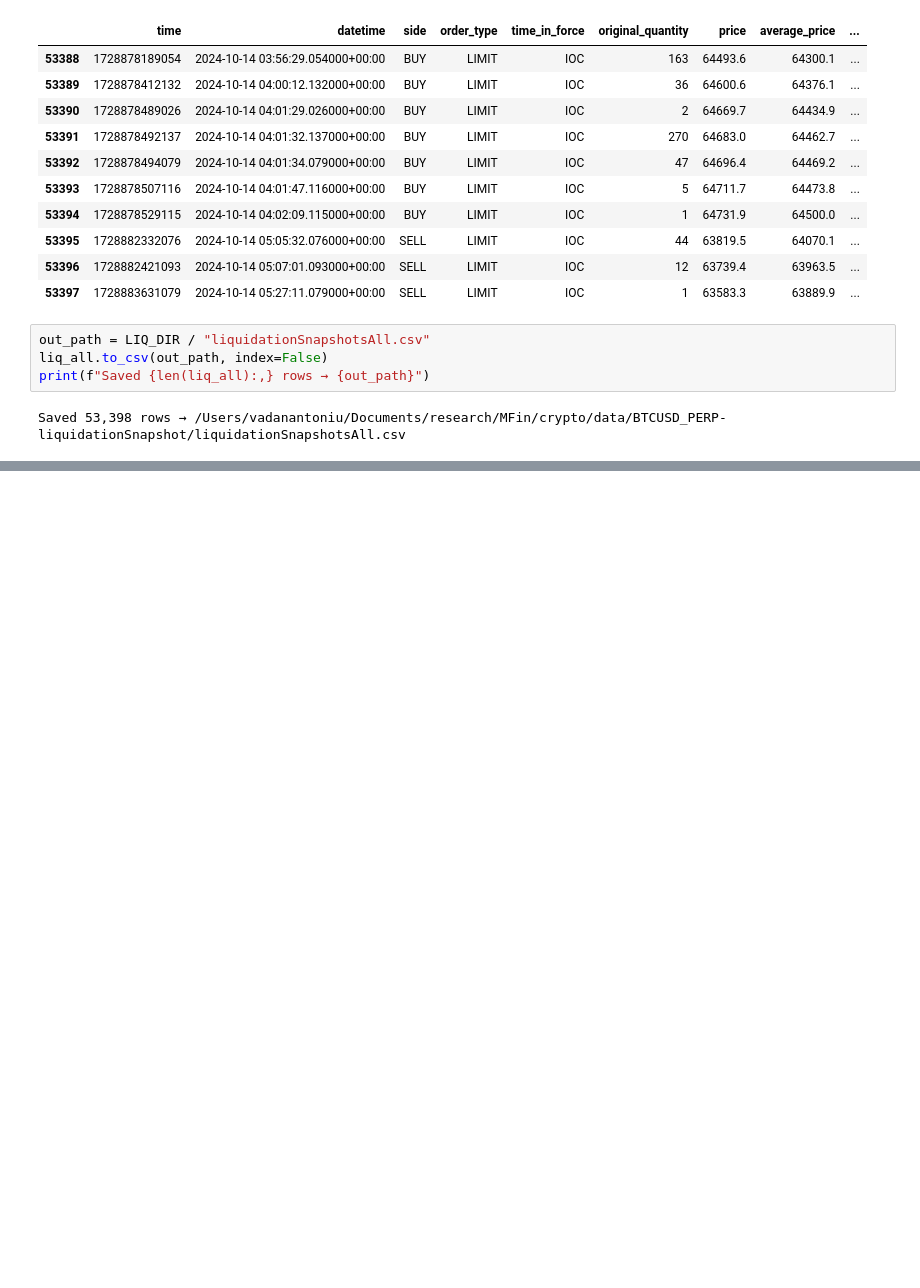
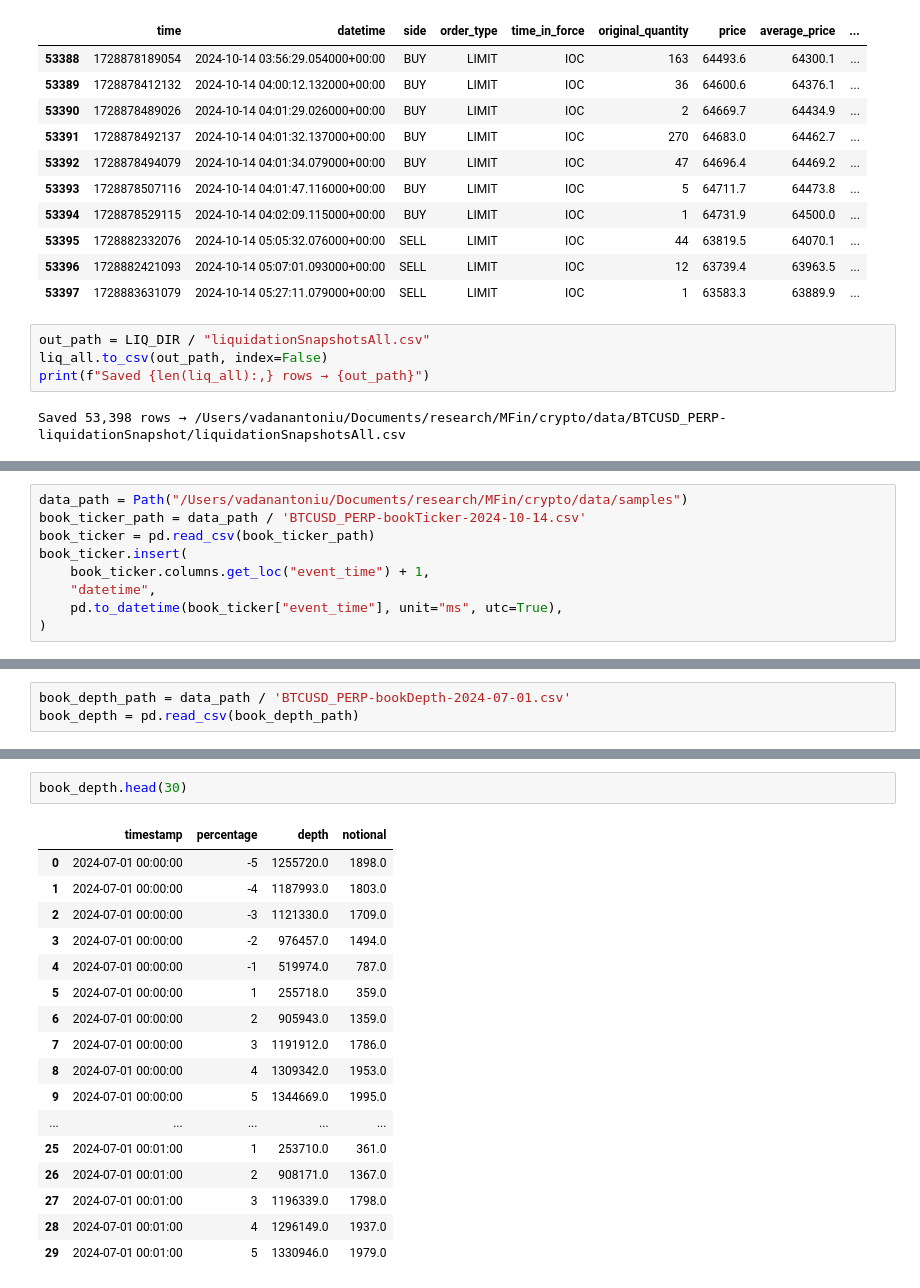
Before and after one commit to antoniuvadan/crypto-research, a Jupyter notebook: data.ipynb, the cells around one changed output, grey strips where cells are left out. Saved outputs shown, nothing was run; the diff lists cells and outputs as text; blank space fills up the shorter version.

```diff
--- a/data.ipynb
+++ b/data.ipynb
@@ -306,0 +223,9 @@ Saved 53,398 rows → /Users/vadanantoniu/Documents/research/MFin/crypto/data/BT
+# %%
+data_path = Path("/Users/vadanantoniu/Documents/research/MFin/crypto/data/samples")
+book_ticker_path = data_path / 'BTCUSD_PERP-bookTicker-2024-10-14.csv'
+book_ticker = pd.read_csv(book_ticker_path)
+book_ticker.insert(
+    book_ticker.columns.get_loc("event_time") + 1,
+    "datetime",
+    pd.to_datetime(book_ticker["event_time"], unit="ms", utc=True),
+)
@@ -306,0 +241,3 @@ Saved 53,398 rows → /Users/vadanantoniu/Documents/research/MFin/crypto/data/BT
+# %%
+book_depth_path = data_path / 'BTCUSD_PERP-bookDepth-2024-07-01.csv'
+book_depth = pd.read_csv(book_depth_path)
@@ -306,0 +258,20 @@ Saved 53,398 rows → /Users/vadanantoniu/Documents/research/MFin/crypto/data/BT
+# %%
+book_depth.head(30)
+# %% [output]
+|  | timestamp | percentage | depth | notional |
+| 0 | 2024-07-01 00:00:00 | -5 | 1255720.0 | 1898.0 |
+| 1 | 2024-07-01 00:00:00 | -4 | 1187993.0 | 1803.0 |
+| 2 | 2024-07-01 00:00:00 | -3 | 1121330.0 | 1709.0 |
+| 3 | 2024-07-01 00:00:00 | -2 | 976457.0 | 1494.0 |
+| 4 | 2024-07-01 00:00:00 | -1 | 519974.0 | 787.0 |
+| 5 | 2024-07-01 00:00:00 | 1 | 255718.0 | 359.0 |
+| 6 | 2024-07-01 00:00:00 | 2 | 905943.0 | 1359.0 |
+| 7 | 2024-07-01 00:00:00 | 3 | 1191912.0 | 1786.0 |
+| 8 | 2024-07-01 00:00:00 | 4 | 1309342.0 | 1953.0 |
+| 9 | 2024-07-01 00:00:00 | 5 | 1344669.0 | 1995.0 |
+| ... | ... | ... | ... | ... |
+| 25 | 2024-07-01 00:01:00 | 1 | 253710.0 | 361.0 |
+| 26 | 2024-07-01 00:01:00 | 2 | 908171.0 | 1367.0 |
+| 27 | 2024-07-01 00:01:00 | 3 | 1196339.0 | 1798.0 |
+| 28 | 2024-07-01 00:01:00 | 4 | 1296149.0 | 1937.0 |
+| 29 | 2024-07-01 00:01:00 | 5 | 1330946.0 | 1979.0 |
```
Also changed, not shown: parts of 12 cells of this notebook, 2 other files.
